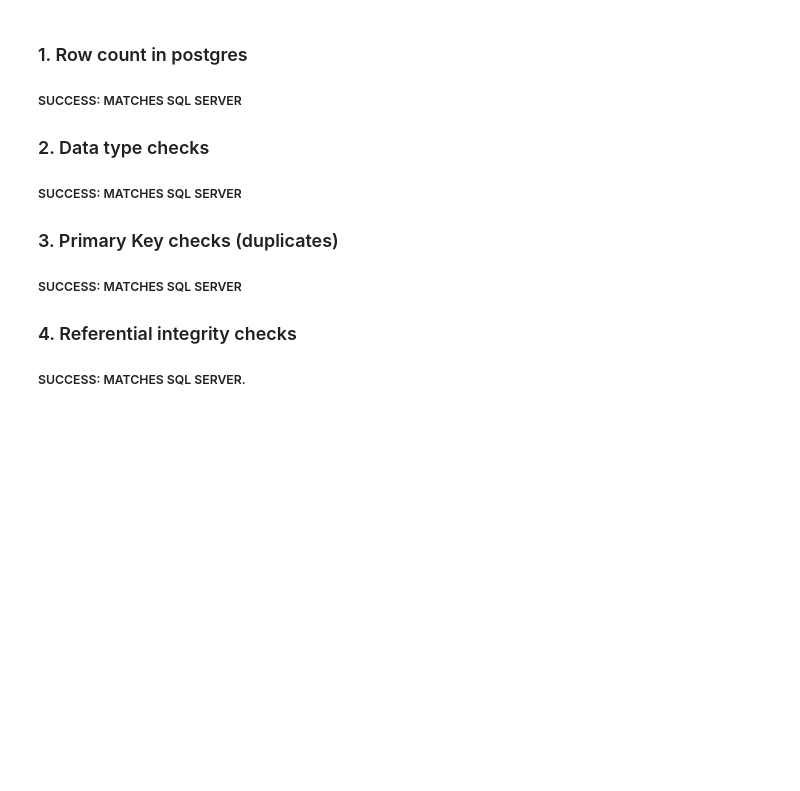
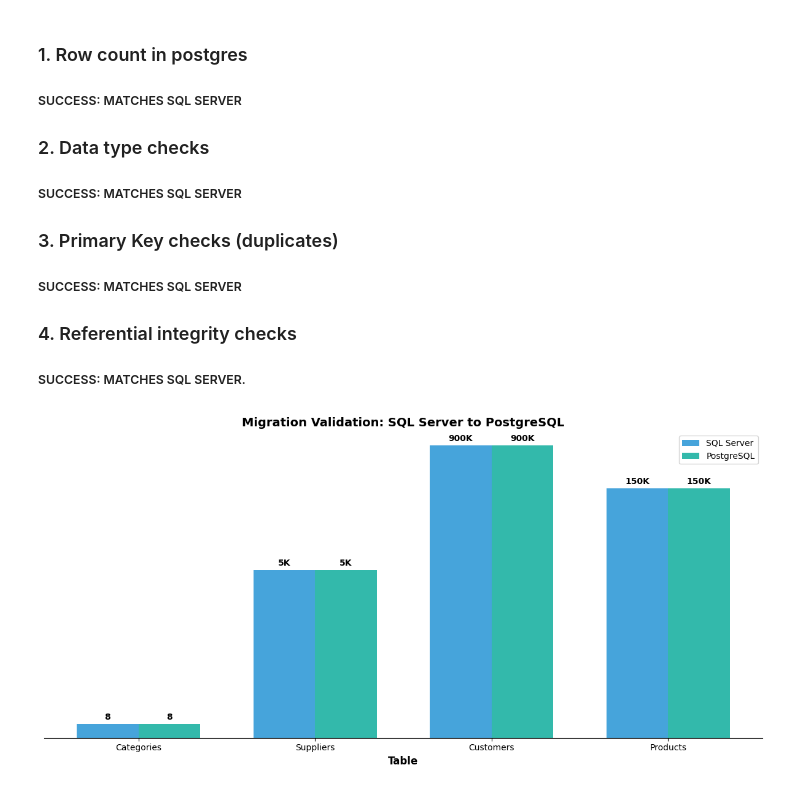
Before and after one commit to Nte-Daniels/Data-Migration-sql-server-to-postgres, a Jupyter notebook: run_migration_uat.ipynb, the cells around one changed output. Cells and saved outputs as stored; diff of their text form; code cells hidden in the pictures; blank space fills up the shorter version.

Commit message:
Rendered validation Stats as Chart

```diff
--- a/run_migration_uat.ipynb
+++ b/run_migration_uat.ipynb
@@ -808,3 +808,74 @@ Migration for table 'dbo.Products' completed successfully.
 ### 4. Referential integrity checks
 
 ##### SUCCESS: MATCHES SQL SERVER.
+# %%
+import matplotlib.pyplot as plt
+
+%matplotlib inline
+plt.rcParams['figure.facecolor'] = 'white'
+# %%
+fig, ax = plt.subplots(figsize=(12, 6))
+
+table_names = tables_to_migrate
+sql_counts = [baseline_row_counts.get(t.split(".")[-1].lower(), 0) for t in tables_to_migrate]
+
+pg_counts = []
+for table in tables_to_migrate:
+    pg_cursor.execute(f"SELECT COUNT(*) FROM {table.split('.')[-1].lower()}")
+    pg_counts.append(pg_cursor.fetchone()[0])
+
+
+x = range(len(table_names))
+width = 0.35
+
+bars1 = ax.bar(
+            [i - width/2 for i in x],
+            sql_counts,
+            width,
+            label='SQL Server',
+            color="#188ED3",
+            alpha=0.8
+)
+
+bars2 = ax.bar(
+            [i + width/2 for i in x],
+            pg_counts,
+            width,
+            label='PostgreSQL',
+            color="#00A896",
+            alpha=0.8
+)
+
+
+ax.set_xlabel('Table', fontweight='bold', fontsize=12)
+
+ax.set_title('Migration Validation: SQL Server to PostgreSQL', fontweight='bold', fontsize=14)
+
+ax.set_xticks(x)
+ax.set_xticklabels([t.split(".")[-1] for t in table_names])
+
+ax.get_yaxis().set_visible(False)
+ax.spines['left'].set_visible(False)
+ax.spines['top'].set_visible(False)
+ax.spines['right'].set_visible(False)
+
+ax.set_yscale('log')
+ax.legend()
+
+for bars in  [bars1, bars2]:
+    for bar in bars:
+        height = bar.get_height()
+        label = f"{int(height/1000):,}K" if height >= 1000 else f"{int(height)}"
+
+        ax.text(bar.get_x() + bar.get_width()/2,
+                height * 1.1,
+                label,
+                ha ='center',
+                va ='bottom',
+                fontsize = 10,
+                fontweight='bold')
+
+plt.tight_layout()
+plt.show()
+# %% [output]
+[figure, added]
```
Also changed, not shown: parts of 4 cells of this notebook.
